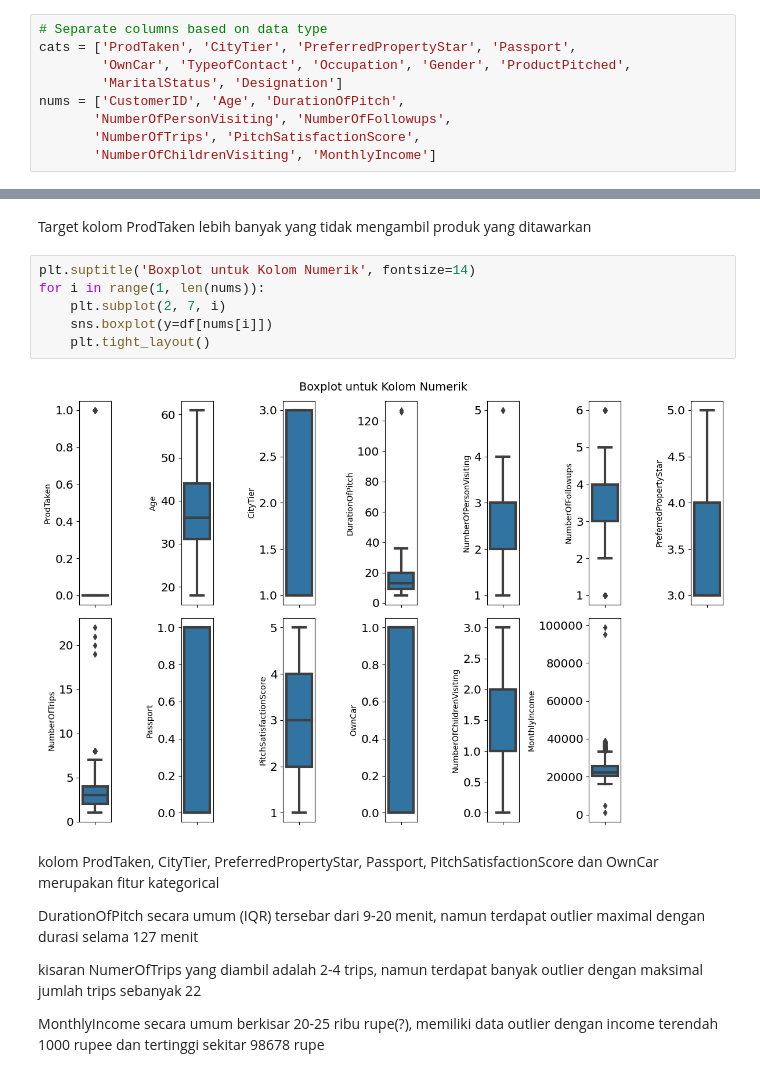
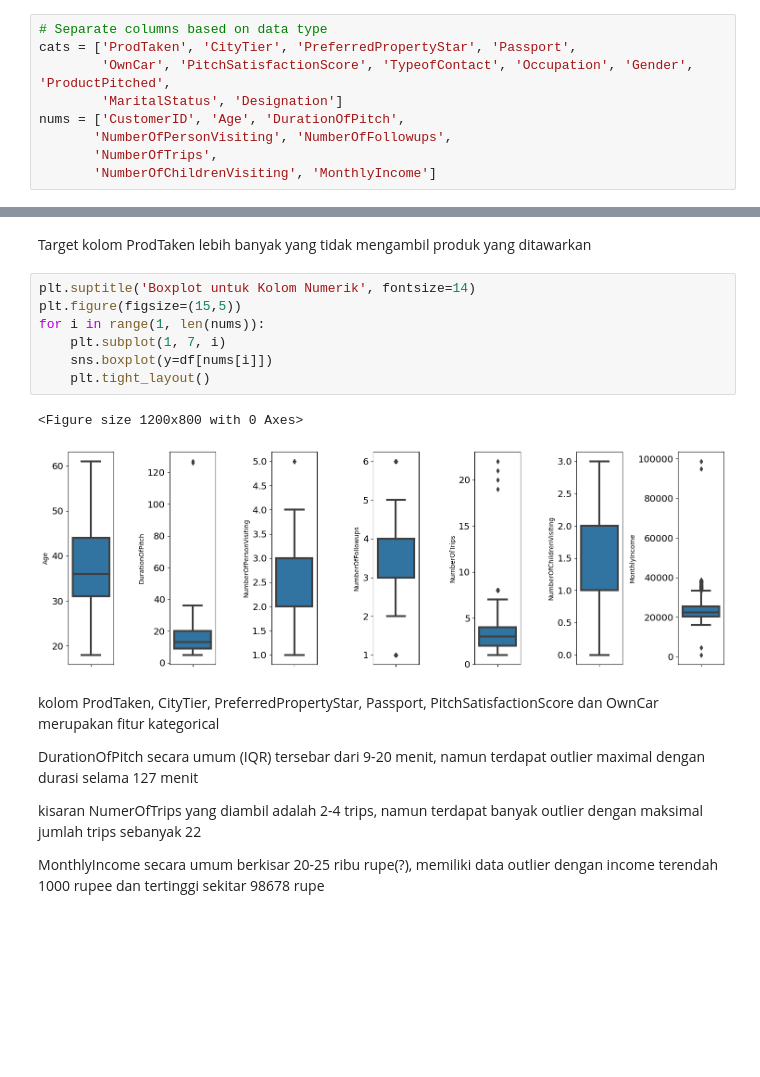
Before and after one commit to andreadeputra/Rakamin_Final_Project, a Jupyter notebook: Infinity.ipynb, the cells around one changed output, grey strips where cells are left out. Drawn from its saved outputs; the diff is of its cells as text; blank space fills up the shorter version.

```diff
--- a/Infinity.ipynb
+++ b/Infinity.ipynb
@@ -74,11 +74,11 @@ Data terdiri dari 4888 baris dan 20 kolom yang terbagi menjadi 14 kolom numerik
 # %%
 # Separate columns based on data type
 cats = ['ProdTaken', 'CityTier', 'PreferredPropertyStar', 'Passport',
-        'OwnCar', 'TypeofContact', 'Occupation', 'Gender', 'ProductPitched',
+        'OwnCar', 'PitchSatisfactionScore', 'TypeofContact', 'Occupation', 'Gender', 'ProductPitched',
         'MaritalStatus', 'Designation']
 nums = ['CustomerID', 'Age', 'DurationOfPitch',
        'NumberOfPersonVisiting', 'NumberOfFollowups',
-       'NumberOfTrips', 'PitchSatisfactionScore',
+       'NumberOfTrips',
        'NumberOfChildrenVisiting', 'MonthlyIncome']
 # %%
 df[cats] = df[cats].astype('object')
@@ -204,12 +204,14 @@ plt.show()
 Target kolom ProdTaken lebih banyak yang tidak mengambil produk yang ditawarkan
 # %%
 plt.suptitle('Boxplot untuk Kolom Numerik', fontsize=14)
+plt.figure(figsize=(15,5))
 for i in range(1, len(nums)):
-    plt.subplot(2, 7, i)
+    plt.subplot(1, 7, i)
     sns.boxplot(y=df[nums[i]])
     plt.tight_layout()
 # %% [output]
+<Figure size 1200x800 with 0 Axes>
-[figure, old version]
+[figure, new version]
 # %% [markdown]
 kolom ProdTaken, CityTier, PreferredPropertyStar, Passport, PitchSatisfactionScore dan OwnCar merupakan fitur kategorical
 
```
Also changed, not shown: parts of 10 cells of this notebook.
